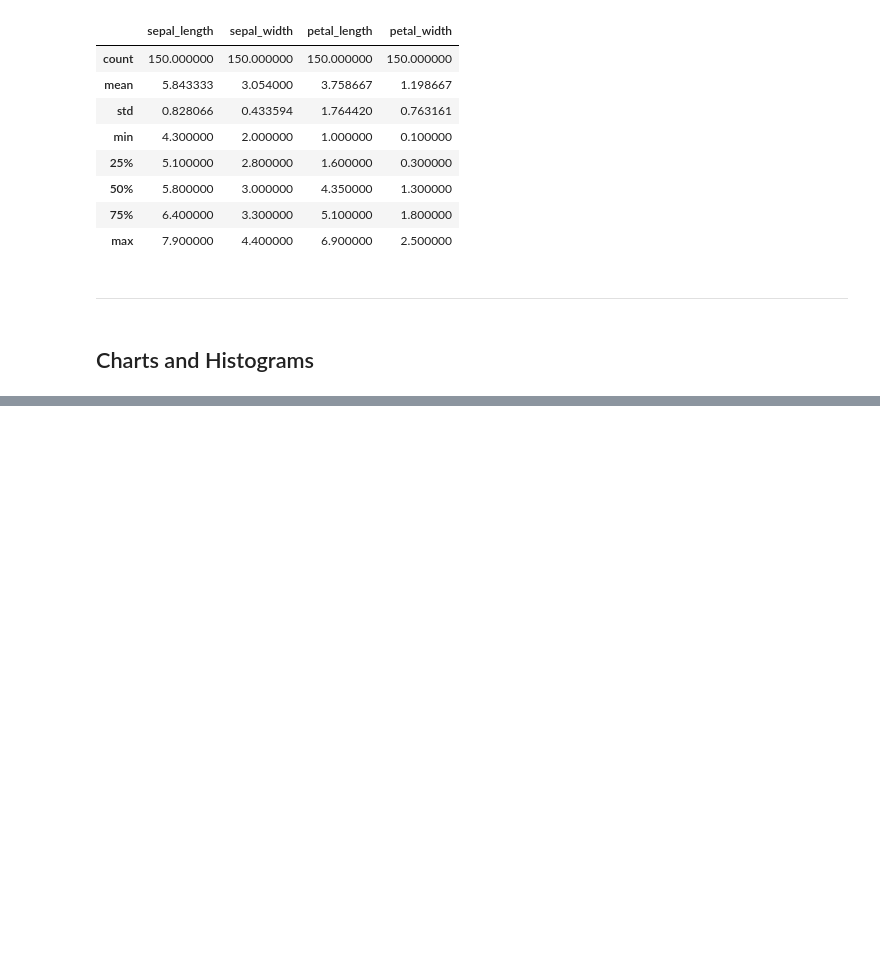
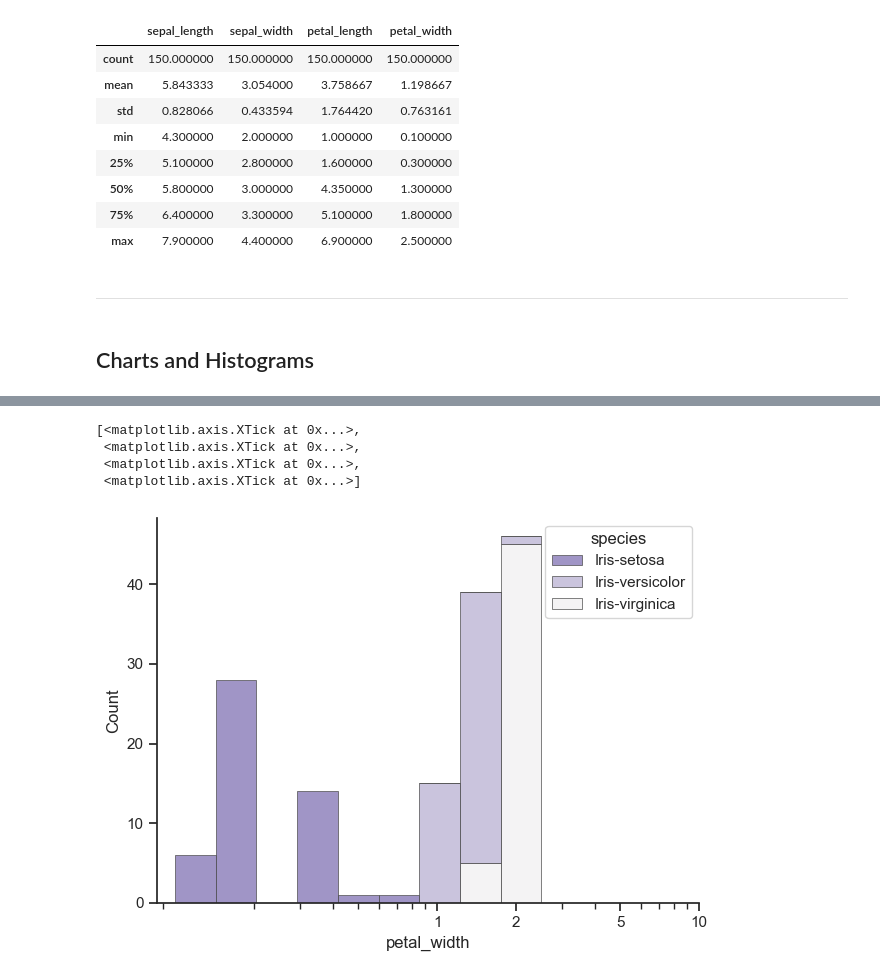
Before and after one commit to FabianeCancian/pands-project, a Jupyter notebook: iris_analysis.ipynb, the cells around one changed output, grey strips where cells are left out. Cells and saved outputs as stored; diff of their text form; code cells hidden in the pictures; blank space fills up the shorter version.

```diff
--- a/iris_analysis.ipynb
+++ b/iris_analysis.ipynb
@@ -78,0 +103,23 @@ df.describe()
+# %%
+#Plot the bar chart
+sns.set_theme(style="ticks")
+f, ax = plt.subplots(figsize=(7, 5))
+sns.despine(f)
+
+sns.histplot(
+    df,
+    x="petal_width", hue="species",
+    multiple="stack",
+    palette="light:m_r",
+    edgecolor=".3",
+    linewidth=.5,
+    log_scale=True,
+)
+ax.xaxis.set_major_formatter(mpl.ticker.ScalarFormatter())
+ax.set_xticks([ 1, 2, 5, 10])
+# %% [output]
+[<matplotlib.axis.XTick at 0x...>,
+ <matplotlib.axis.XTick at 0x...>,
+ <matplotlib.axis.XTick at 0x...>,
+ <matplotlib.axis.XTick at 0x...>]
+[figure, added]
```
Also changed, not shown: parts of 13 cells of this notebook, 1 other file.
